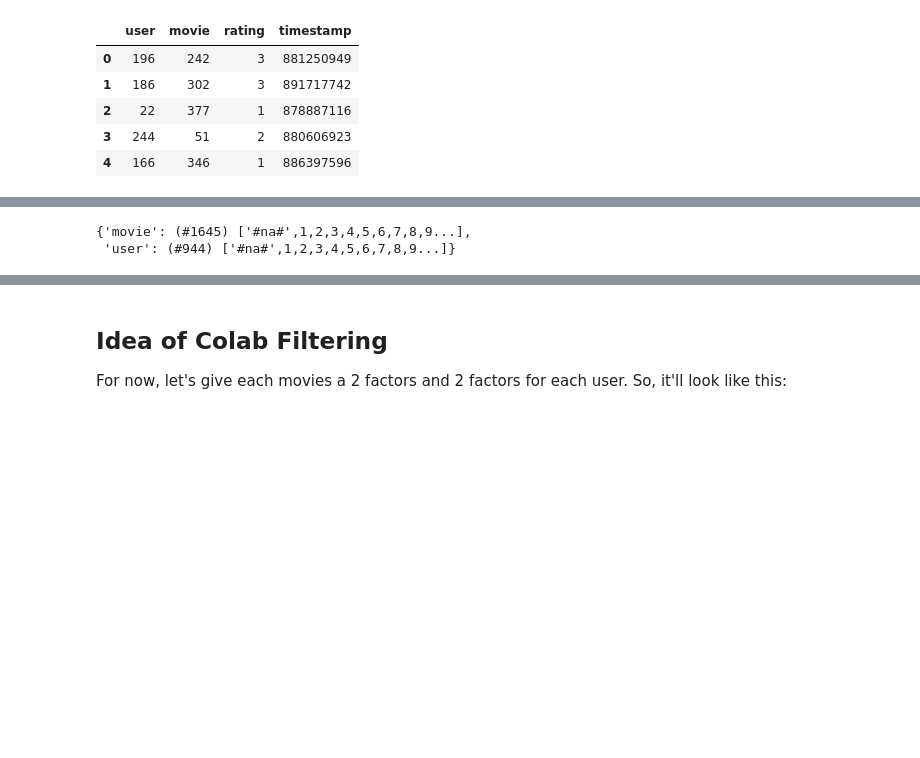
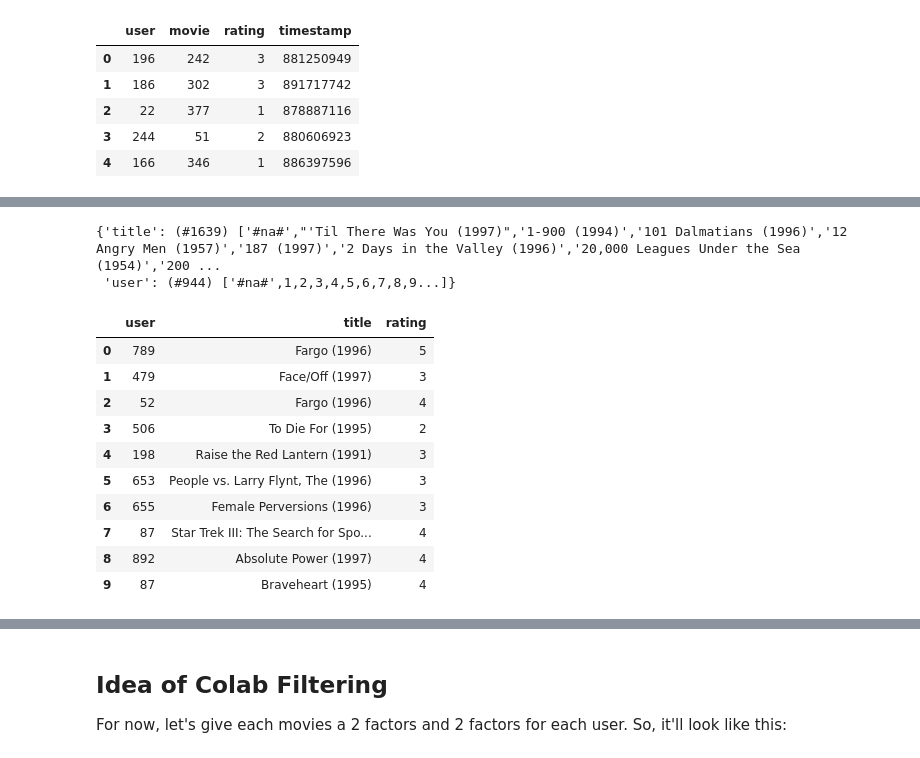
Before and after one commit to arunoda/fastai-v4, a Jupyter notebook: 07_1_colab_filtering.ipynb, the cells around one changed output, grey strips where cells are left out. Cells and saved outputs as stored; diff of their text form; code cells hidden in the pictures; blank space fills up the shorter version.

```diff
--- a/07_1_colab_filtering.ipynb
+++ b/07_1_colab_filtering.ipynb
@@ -75,0 +89,2 @@ df_ml.head()
+# %%
+movies = pd.read_csv(data_path/"u.item", delimiter="|", encoding='latin-1', header=None, names=("movie", "title"), usecols=(0,1))
@@ -75,0 +102,3 @@ df_ml.head()
+# %%
+df_ml = df_ml.merge(movies)
+df_ml.tail()
@@ -76,8 +112,22 @@ df_ml.head()
 # %%
-dls = CollabDataLoaders.from_df(df_ml, bs=5)
+dls_bs_5 = CollabDataLoaders.from_df(df_ml, item_name="title", bs=5)
 # %%
-dls.classes
+dls_bs_5.classes
 # %% [output]
-{'movie': (#1645) ['#na#',1,2,3,4,5,6,7,8,9...],
+{'title': (#1639) ['#na#',"'Til There Was You (1997)",'1-900 (1994)','101 Dalmatians (1996)','12 Angry Men (1957)','187 (1997)','2 Days in the Valley (1996)','20,000 Leagues Under the Sea (1954)','200 ...
  'user': (#944) ['#na#',1,2,3,4,5,6,7,8,9...]}
+# %%
+dls_bs_5.show_batch()
+# %% [output]
+|  | user | title | rating |
+| 0 | 789 | Fargo (1996) | 5 |
+| 1 | 479 | Face/Off (1997) | 3 |
+| 2 | 52 | Fargo (1996) | 4 |
+| 3 | 506 | To Die For (1995) | 2 |
+| 4 | 198 | Raise the Red Lantern (1991) | 3 |
+| 5 | 653 | People vs. Larry Flynt, The (1996) | 3 |
+| 6 | 655 | Female Perversions (1996) | 3 |
+| 7 | 87 | Star Trek III: The Search for Spo... | 4 |
+| 8 | 892 | Absolute Power (1997) | 4 |
+| 9 | 87 | Braveheart (1995) | 4 |
 # %%
```
Also changed, not shown: parts of 47 cells of this notebook.
